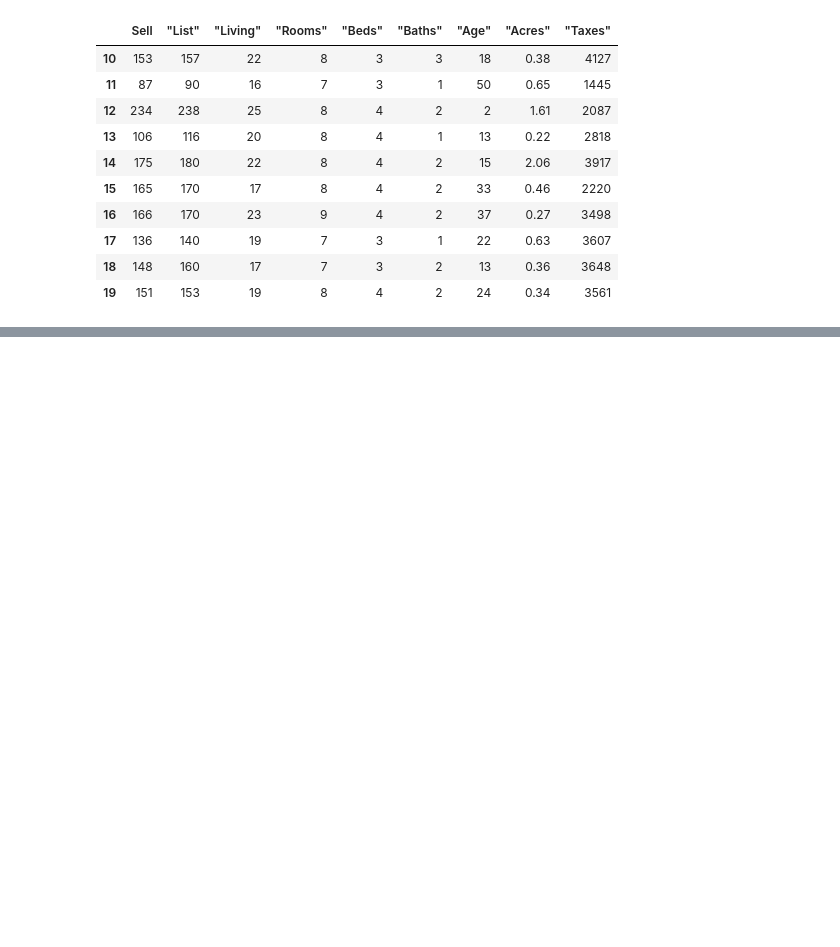
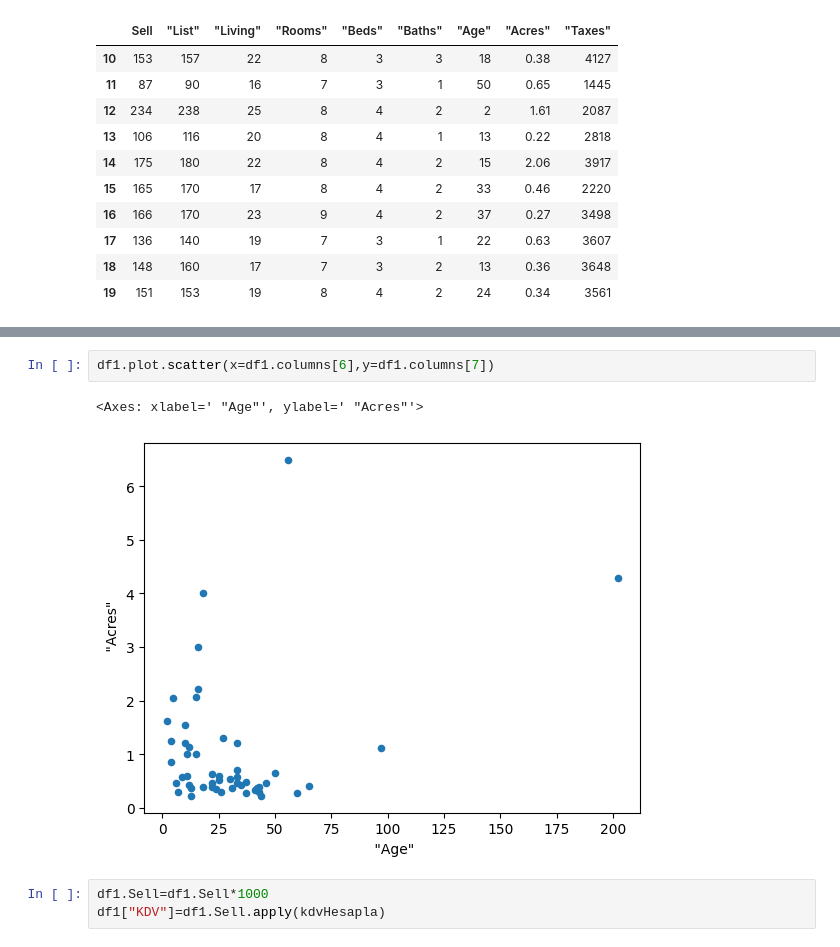
Before and after one commit to msy-bilecik/ist204, a Jupyter notebook: ist204_2024_11h_panda.ipynb, the cells around one changed output, grey strips where cells are left out. Cells and saved outputs as stored; diff of their text form; blank space fills up the shorter version.

```diff
--- a/ist204_2024_11h_panda.ipynb
+++ b/ist204_2024_11h_panda.ipynb
@@ -281 +330,9 @@ display(df2)
+# %%
+df1.plot.scatter(x=df1.columns[6],y=df1.columns[7])
+# %% [output]
+<Axes: xlabel=' "Age"', ylabel=' "Acres"'>
+[figure, added]
+# %%
+df1.Sell=df1.Sell*1000
+df1["KDV"]=df1.Sell.apply(kdvHesapla)
 # %%
```
Also changed, not shown: parts of 5 cells of this notebook.
